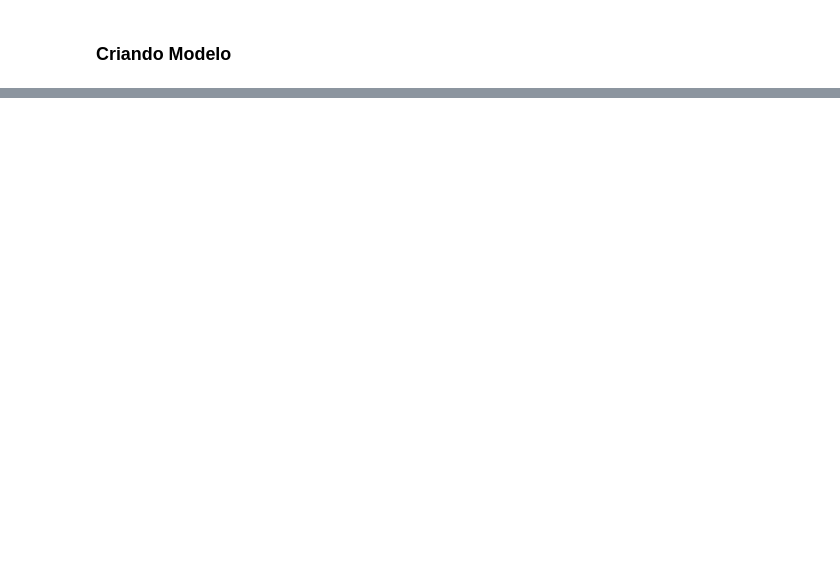
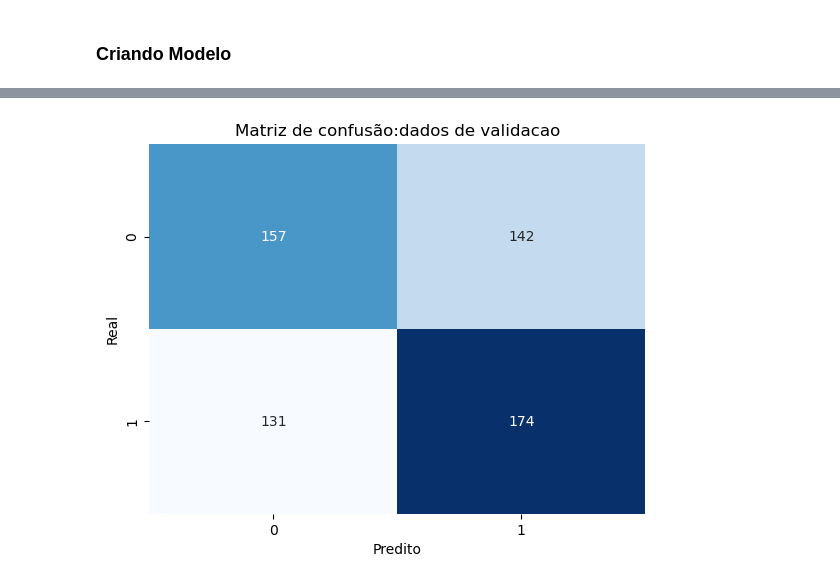
Before and after one commit to lukasmachado20/ProjetoITI, a Jupyter notebook: EstudoParte2/modelo.ipynb, the cells around one changed output, grey strips where cells are left out. Cells and saved outputs as stored; diff of their text form; code cells hidden in the pictures; blank space fills up the shorter version.

```diff
--- a/EstudoParte2/modelo.ipynb
+++ b/EstudoParte2/modelo.ipynb
@@ -145,0 +206,17 @@ ValueError: in user code:
+# %%
+# Pegando codigo da prof vivi
+def mat_conf_multi(Xmedido, ymedido, model,nome_dados):
+    Y_pred_prob = model.predict(Xmedido)
+    Y_pred = np.argmax(Y_pred_prob,axis=1)
+    cmat=skm.confusion_matrix(ymedido,Y_pred)
+    cm_df = pd.DataFrame(cmat)
+
+    ax= plt.subplot()
+    sns.heatmap(cm_df,annot=True, cmap='Blues',fmt="d",cbar=False)
+
+    ax.set_xlabel('Predito');ax.set_ylabel('Real');
+    ax.set_title('Matriz de confusão:'+nome_dados);
+    return
+# %%
+mat_conf_multi(X_val, Y_val, model,'dados de validacao')
+# %% [output]
@@ -145,0 +224 @@ ValueError: in user code:
+[figure, added]
```
Also changed, not shown: parts of 15 cells of this notebook, 1 other file.
